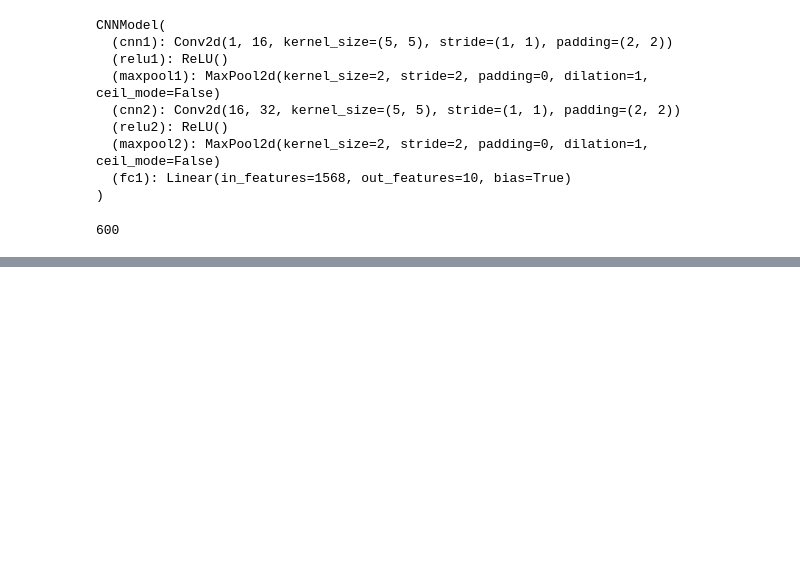
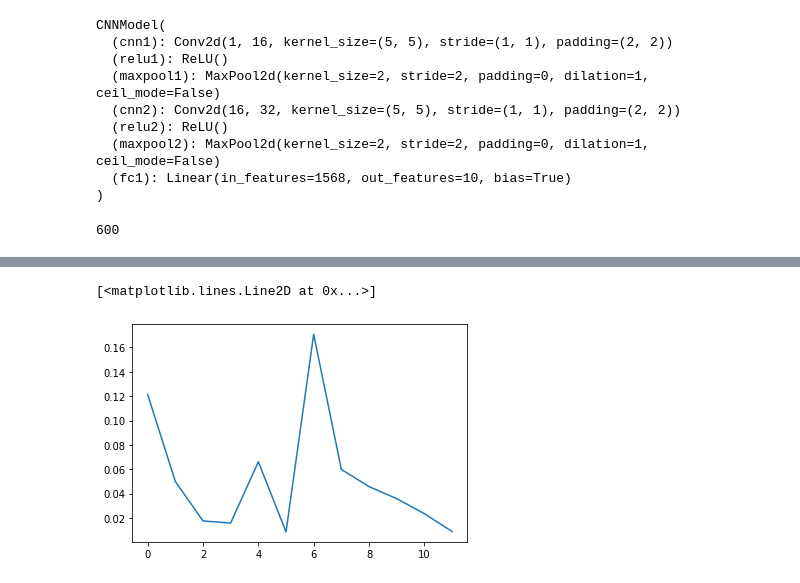
Before and after one commit to sachinshubhams/Computer-Vision, a Jupyter notebook: CNN_MNIST_Dataset_using_Pytorch.ipynb, the cells around one changed output, grey strips where cells are left out. Cells and saved outputs as stored; diff of their text form; code cells hidden in the pictures; blank space fills up the shorter version.

```diff
--- a/CNN_MNIST_Dataset_using_Pytorch.ipynb
+++ b/CNN_MNIST_Dataset_using_Pytorch.ipynb
@@ -268,33 +209,28 @@ plt.savefig('output.png')
+# %%
+model_1 = CNNModel()
 # %%
 learning_rate = 0.01
 momentum=0.9
-
-optimizer_1 = torch.optim.SGD(model.parameters(), lr=learning_rate, momentum=momentum)
+optimizer_1 = torch.optim.SGD(model_1.parameters(), lr=learning_rate, momentum=momentum)
 # %%
+losses_1 = []
 iter = 0
 num_epochs=10
 for epoch in range(num_epochs):
     for i, (images, labels) in enumerate(loaders['train_loader']):
         # Load images
         images = images.requires_grad_()
-
-        # Clear gradients w.r.t. parameters
+        # Clear gradients wrt parameters
         optimizer_1.zero_grad()
-
         # Forward pass to get output/logits
-        outputs = model(images)
-
+        outputs = model_1(images)
         # Calculate Loss: softmax --> cross entropy loss
         loss = loss_function(outputs, labels)
-
         # Getting gradients w.r.t. parameters
         loss.backward()
-
         # Updating parameters
         optimizer_1.step()
-
         iter += 1
-
         if iter % 500 == 0:
             # Calculate Accuracy
             correct = 0
@@ -303,21 +239,16 @@ for epoch in range(num_epochs):
             for images, labels in loaders['test_loader']:
                 # Load images
                 images = images.requires_grad_()
-
                 # Forward pass only to get logits/output
-                outputs = model(images)
-
+                outputs = model_1(images)
                 # Get predictions from the maximum value
                 _, predicted = torch.max(outputs.data, 1)
-
                 # Total number of labels
                 total += labels.size(0)
-
                 # Total correct predictions
                 correct += (predicted == labels).sum()
-
             accuracy = 100 * correct / total
-
+            losses_1.append(loss.item())
             # Print Loss
             print('Epoch [{}/{}], Step [{}/{}], Iteration: {}, Loss: {:.4f}, Accuracy: {:.4f}'.format(epoch + 1, num_epochs, i + 1, total_step, iter, loss.item(), accuracy))
 # %% [output]
@@ -335,0 +267,5 @@ Epoch [10/10], Step [600/600], Iteration: 6000, Loss: 0.0122, Accuracy: 99.0800
+# %%
+plt.plot(losses_1)
+# %% [output]
+[<matplotlib.lines.Line2D at 0x...>]
+[figure, added]
```
Also changed, not shown: parts of 15 cells of this notebook.
